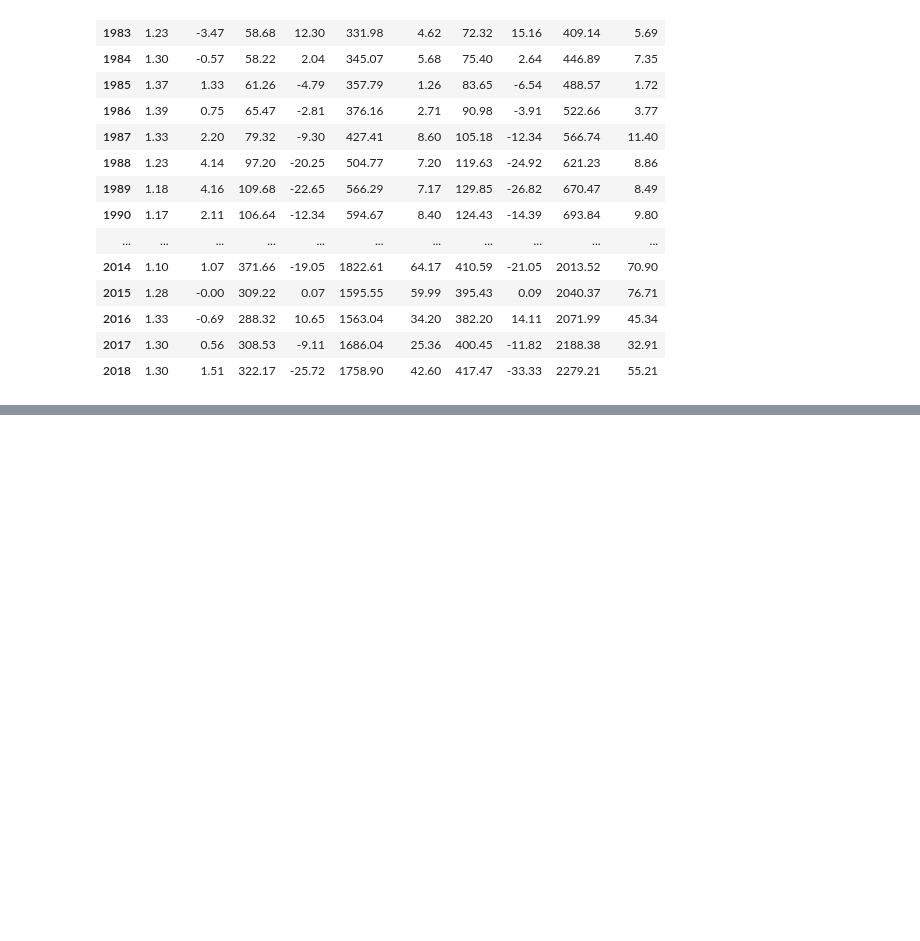
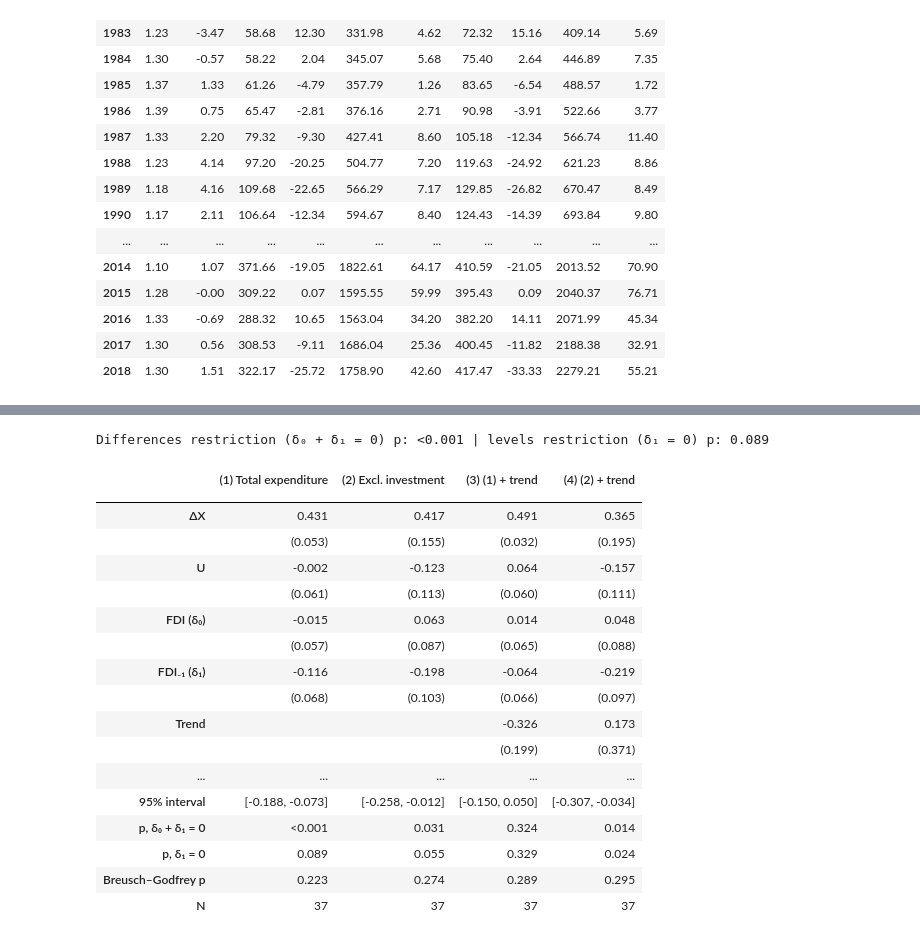
Before and after one commit to Porokmi/canada-fdi-investment, a Jupyter notebook: FDI_Canada.ipynb, the cells around one changed output, grey strips where cells are left out. Cells and saved outputs as stored; diff of their text form; code cells hidden in the pictures; blank space fills up the shorter version.

```diff
--- a/FDI_Canada.ipynb
+++ b/FDI_Canada.ipynb
@@ -314,10 +137,0 @@ Breusch–Godfrey test (2 lags) on the main ECM. Two dynamic variants are shown
-# %%
-ecm_plain = smf.ols("dI ~ dY + U + FDI + ECT", data=usd).fit()
-print(f"Breusch-Godfrey p, main ECM: {acorr_breusch_godfrey(ecm_plain, nlags=2)[1]:.3f}")
-
-usd["dI_lag"], usd["dY_lag"] = usd["dI"].shift(1), usd["dY"].shift(1)
-for label, formula in [("+ lagged dI", "dI ~ dY + U + FDI + ECT + dI_lag"),
-                       ("+ lagged dY", "dI ~ dY + dY_lag + U + FDI + ECT")]:
-    m = smf.ols(formula, data=usd).fit()
-    print(f"Breusch-Godfrey p, ECM {label}: {acorr_breusch_godfrey(m, nlags=2)[1]:.3f}  "
-          f"| FDI = {m.params['FDI']:.3f}")
@@ -402,0 +243,9 @@ print(sorted(os.listdir(TAB_DIR)), sorted(os.listdir(FIG_DIR)))
+# %%
+rows = []
+for unit in ["cad", "usd"]:
+    for x in ["Y", "N"]:
+        d = prep(base, unit, x)
+        rows.append({"Currency": unit.upper(), "Expenditure": x,
+                     "p (default AIC)": fmt_p(coint(d["I"], d["X"], trend="c")[1]),
+                     "p (BIC, max 3 lags)": fmt_p(coint(d["I"], d["X"], trend="c", maxlag=3, autolag="bic")[1])})
+pd.DataFrame(rows)
@@ -402,0 +263,39 @@ print(sorted(os.listdir(TAB_DIR)), sorted(os.listdir(FIG_DIR)))
+# %%
+specs = {"(1) Total expenditure": (cad, ""), "(2) Excl. investment": (cad_n, ""),
+         "(3) (1) + trend": (cad, " + t"), "(4) (2) + trend": (cad_n, " + t")}
+baseline = {k: smf.ols(BASELINE + extra, data=d).fit(**HAC) for k, (d, extra) in specs.items()}
+rows = []
+for var, label in [("dX", "ΔX"), ("U", "U"), ("FDI", "FDI (δ₀)"), ("FDI_l1", "FDI₋₁ (δ₁)"), ("t", "Trend"), ("Intercept", "Intercept")]:
+    rows.append([label] + [f"{m.params[var]:.3f}" if var in m.params else "" for m in baseline.values()])
+    rows.append([""] + [f"({m.bse[var]:.3f})" if var in m.params else "" for m in baseline.values()])
+S = [fdi_sum(m) for m in baseline.values()]
+rows += [["δ₀ + δ₁"] + [f"{r['sum']:.3f}" for r in S],
+         ["95% interval"] + [f"[{r['lo']:.3f}, {r['hi']:.3f}]" for r in S],
+         ["p, δ₀ + δ₁ = 0"] + [fmt_p(r["p_sum"]) for r in S],
+         ["p, δ₁ = 0"] + [fmt_p(r["p_d1"]) for r in S],
+         ["Breusch–Godfrey p"] + [fmt_p(r["BG p"]) for r in S],
+         ["N"] + [str(r["N"]) for r in S]]
+table2 = pd.DataFrame(rows, columns=["", *baseline]).set_index("")
+m0 = baseline["(1) Total expenditure"]
+print("Differences restriction (δ₀ + δ₁ = 0) p:", fmt_p(S[0]["p_sum"]), "| levels restriction (δ₁ = 0) p:", fmt_p(S[0]["p_d1"]))
+table2
+# %% [output]
+Differences restriction (δ₀ + δ₁ = 0) p: <0.001 | levels restriction (δ₁ = 0) p: 0.089
+|  | (1) Total expenditure | (2) Excl. investment | (3) (1) + trend | (4) (2) + trend |
+|  |  |  |  |  |
+| ΔX | 0.431 | 0.417 | 0.491 | 0.365 |
+|  | (0.053) | (0.155) | (0.032) | (0.195) |
+| U | -0.002 | -0.123 | 0.064 | -0.157 |
+|  | (0.061) | (0.113) | (0.060) | (0.111) |
+| FDI (δ₀) | -0.015 | 0.063 | 0.014 | 0.048 |
+|  | (0.057) | (0.087) | (0.065) | (0.088) |
+| FDI₋₁ (δ₁) | -0.116 | -0.198 | -0.064 | -0.219 |
+|  | (0.068) | (0.103) | (0.066) | (0.097) |
+| Trend |  |  | -0.326 | 0.173 |
+|  |  |  | (0.199) | (0.371) |
+| ... | ... | ... | ... | ... |
+| 95% interval | [-0.188, -0.073] | [-0.258, -0.012] | [-0.150, 0.050] | [-0.307, -0.034] |
+| p, δ₀ + δ₁ = 0 | <0.001 | 0.031 | 0.324 | 0.014 |
+| p, δ₁ = 0 | 0.089 | 0.055 | 0.329 | 0.024 |
+| Breusch–Godfrey p | 0.223 | 0.274 | 0.289 | 0.295 |
+| N | 37 | 37 | 37 | 37 |
```
Also changed, not shown: parts of 41 cells of this notebook, 24 other files.
